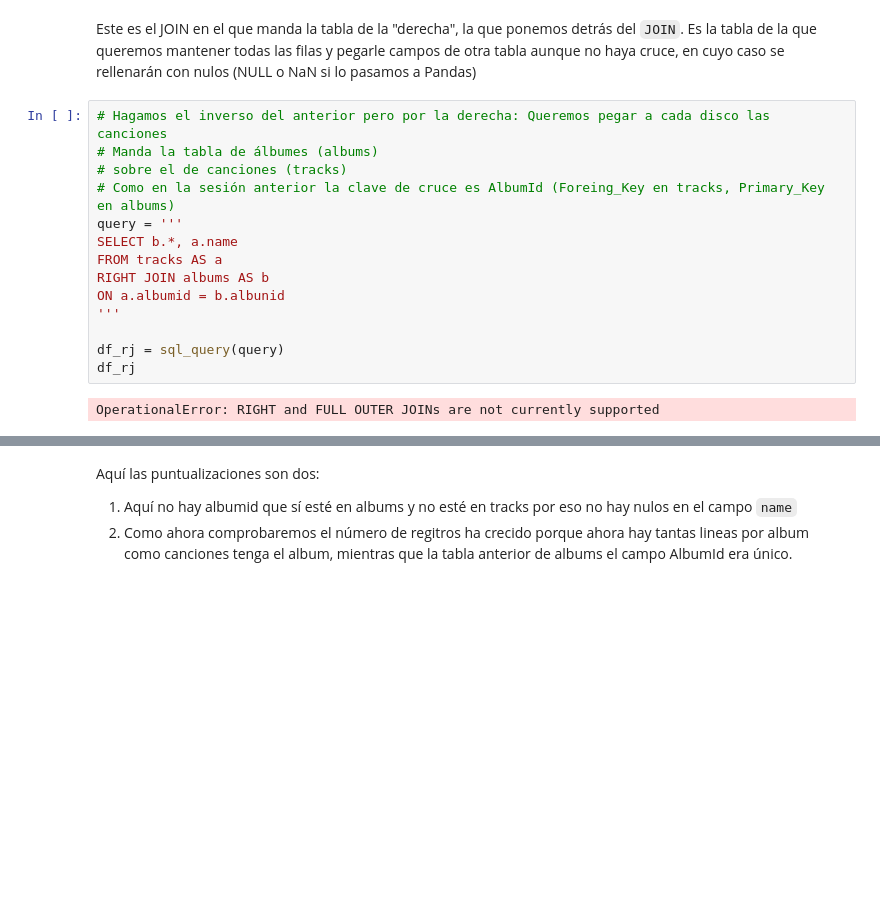
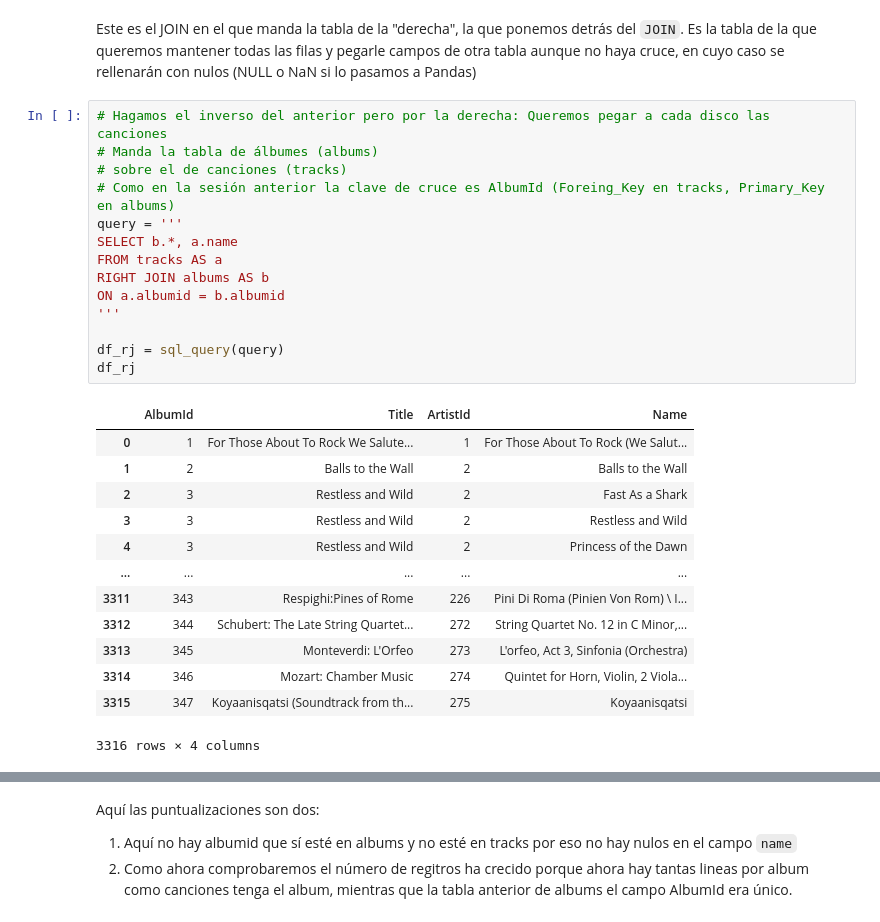
Before and after one commit to willwalker7/DS-Online-willwalker7, a Jupyter notebook: Notebooks_Clases/Sprint_06/Unidad 1 - Acceso y procesado de datos internos - Bases de Datos/09_Joins_Ejemplos_II.ipynb, the cells around one changed output, grey strips where cells are left out. Drawn from its saved outputs; the diff is of its cells as text; blank space fills up the shorter version.

```diff
--- a/Notebooks_Clases/Sprint_06/Unidad 1 - Acceso y procesado de datos internos - Bases de Datos/09_Joins_Ejemplos_II.ipynb
+++ b/Notebooks_Clases/Sprint_06/Unidad 1 - Acceso y procesado de datos internos - Bases de Datos/09_Joins_Ejemplos_II.ipynb
@@ -40,16 +40,28 @@ Este es el JOIN en el que manda la tabla de la "derecha", la que ponemos detrás
 # %%
 # Hagamos el inverso del anterior pero por la derecha: Queremos pegar a cada disco las canciones
 # Manda la tabla de álbumes (albums)
 # sobre el de canciones (tracks)
 # Como en la sesión anterior la clave de cruce es AlbumId (Foreing_Key en tracks, Primary_Key en albums)
 query = '''
 SELECT b.*, a.name
 FROM tracks AS a
 RIGHT JOIN albums AS b
-ON a.albumid = b.albunid
+ON a.albumid = b.albumid
 '''
 
 df_rj = sql_query(query)
 df_rj
 # %% [output]
+|  | AlbumId | Title | ArtistId | Name |
+| 0 | 1 | For Those About To Rock We Salute... | 1 | For Those About To Rock (We Salut... |
+| 1 | 2 | Balls to the Wall | 2 | Balls to the Wall |
+| 2 | 3 | Restless and Wild | 2 | Fast As a Shark |
+| 3 | 3 | Restless and Wild | 2 | Restless and Wild |
+| 4 | 3 | Restless and Wild | 2 | Princess of the Dawn |
+| ... | ... | ... | ... | ... |
+| 3311 | 343 | Respighi:Pines of Rome | 226 | Pini Di Roma (Pinien Von Rom) \ I... |
+| 3312 | 344 | Schubert: The Late String Quartet... | 272 | String Quartet No. 12 in C Minor,... |
+| 3313 | 345 | Monteverdi: L'Orfeo | 273 | L'orfeo, Act 3, Sinfonia (Orchestra) |
+| 3314 | 346 | Mozart: Chamber Music | 274 | Quintet for Horn, Violin, 2 Viola... |
+| 3315 | 347 | Koyaanisqatsi (Soundtrack from th... | 275 | Koyaanisqatsi |
-OperationalError: RIGHT and FULL OUTER JOINs are not currently supported
+3316 rows × 4 columns
```
Also changed, not shown: parts of 9 cells of this notebook, 4 other files.
